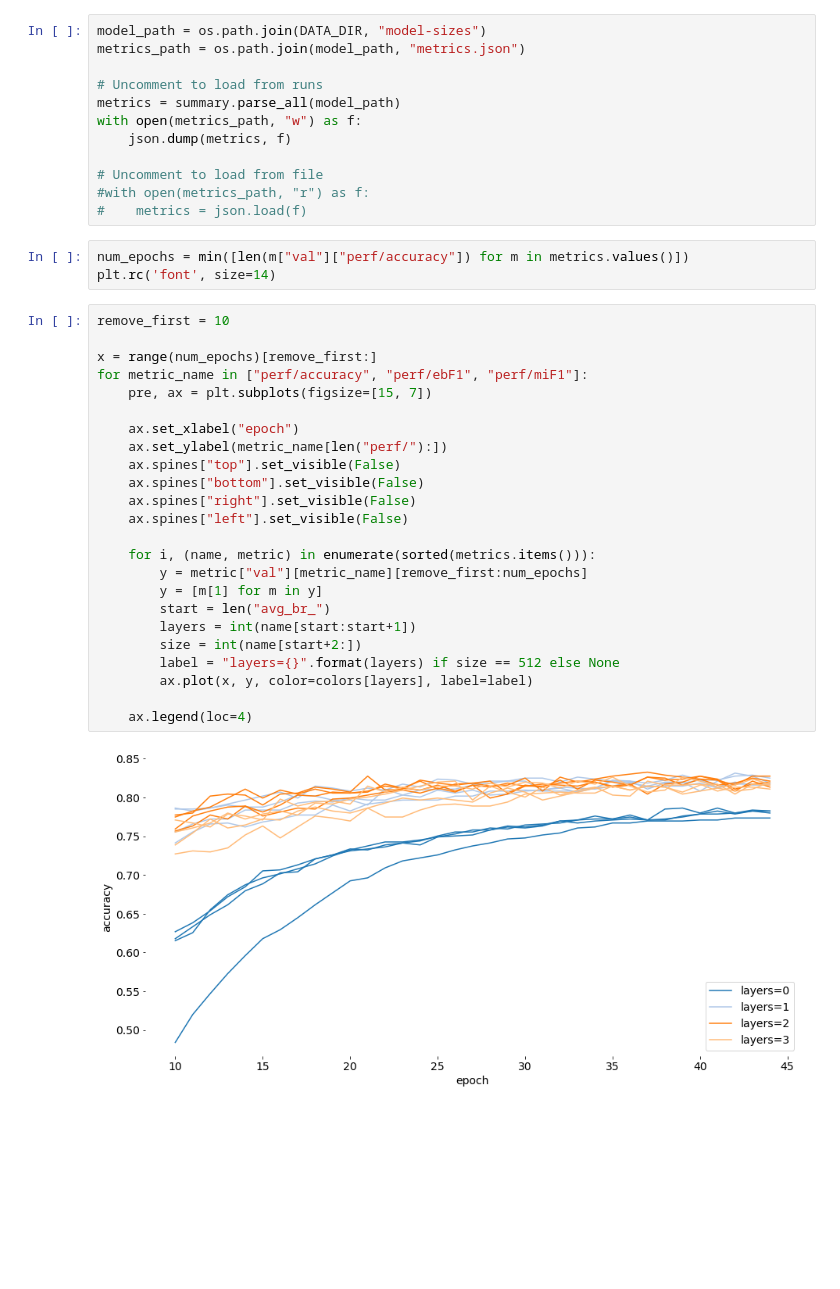
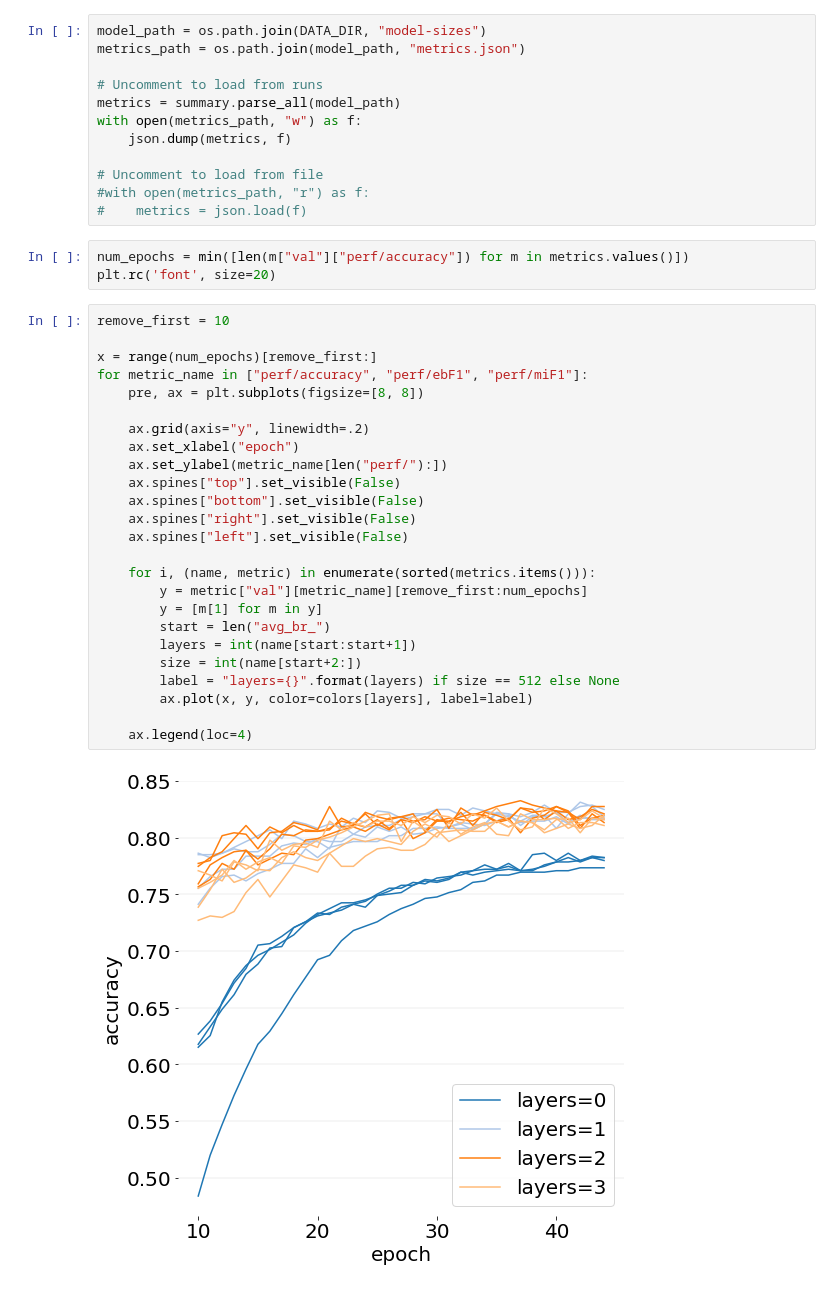
Before and after one commit to jpbottaro/anna, a Jupyter notebook: notebook/text/reuters21578/network-size.ipynb, the cells around one changed output. Drawn from its saved outputs; the diff is of its cells as text; blank space fills up the shorter version.

Commit message:
notebook: make font larger for network size graphs

```diff
--- a/notebook/text/reuters21578/network-size.ipynb
+++ b/notebook/text/reuters21578/network-size.ipynb
@@ -68,30 +68,31 @@ with open(metrics_path, "w") as f:
 #    metrics = json.load(f)
 # %%
 num_epochs = min([len(m["val"]["perf/accuracy"]) for m in metrics.values()])
-plt.rc('font', size=14)
+plt.rc('font', size=20)
 # %%
 remove_first = 10
 
 x = range(num_epochs)[remove_first:]
 for metric_name in ["perf/accuracy", "perf/ebF1", "perf/miF1"]:
-    pre, ax = plt.subplots(figsize=[15, 7])
+    pre, ax = plt.subplots(figsize=[8, 8])
 
+    ax.grid(axis="y", linewidth=.2)
     ax.set_xlabel("epoch")
     ax.set_ylabel(metric_name[len("perf/"):])
     ax.spines["top"].set_visible(False)
     ax.spines["bottom"].set_visible(False)
     ax.spines["right"].set_visible(False)
     ax.spines["left"].set_visible(False)
 
     for i, (name, metric) in enumerate(sorted(metrics.items())):
         y = metric["val"][metric_name][remove_first:num_epochs]
         y = [m[1] for m in y]
         start = len("avg_br_")
         layers = int(name[start:start+1])
         size = int(name[start+2:])
         label = "layers={}".format(layers) if size == 512 else None
         ax.plot(x, y, color=colors[layers], label=label)
 
     ax.legend(loc=4)
 # %% [output]
-[figure, old version]
+[figure, new version]
```
Also changed, not shown: parts of 2 cells of this notebook.
